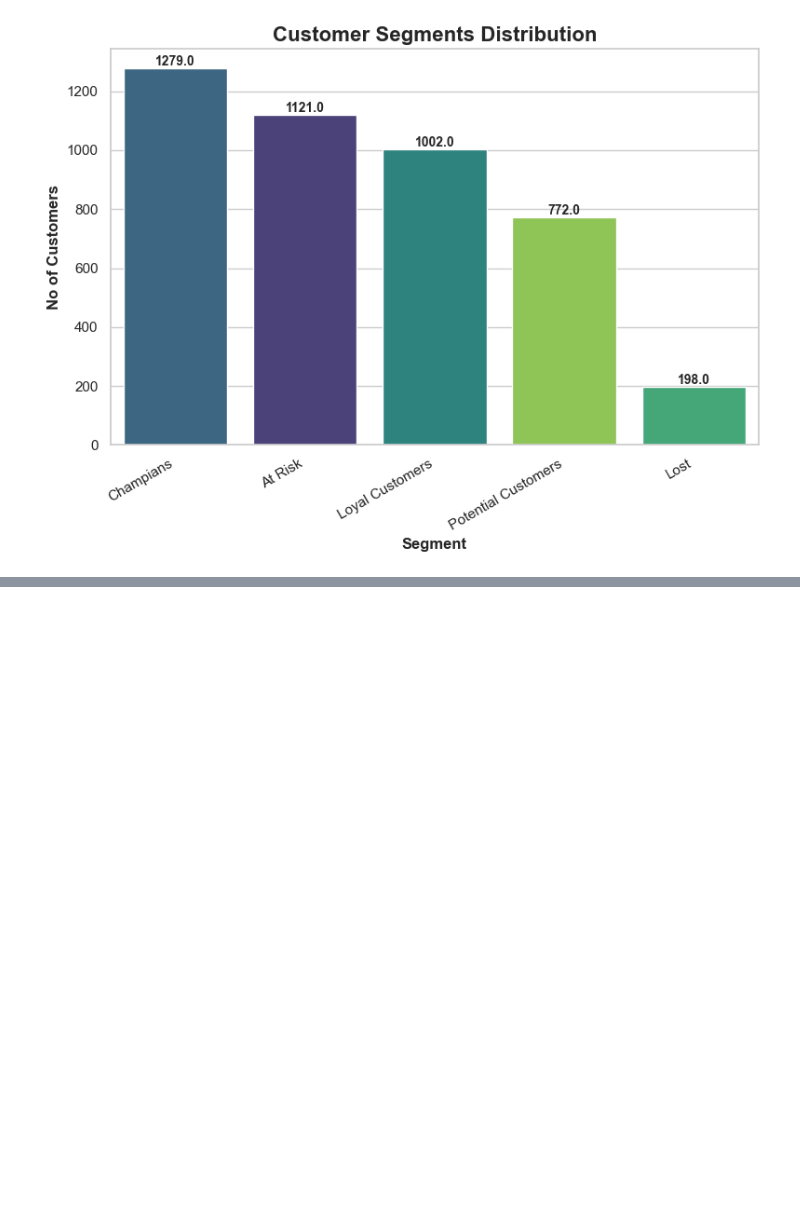
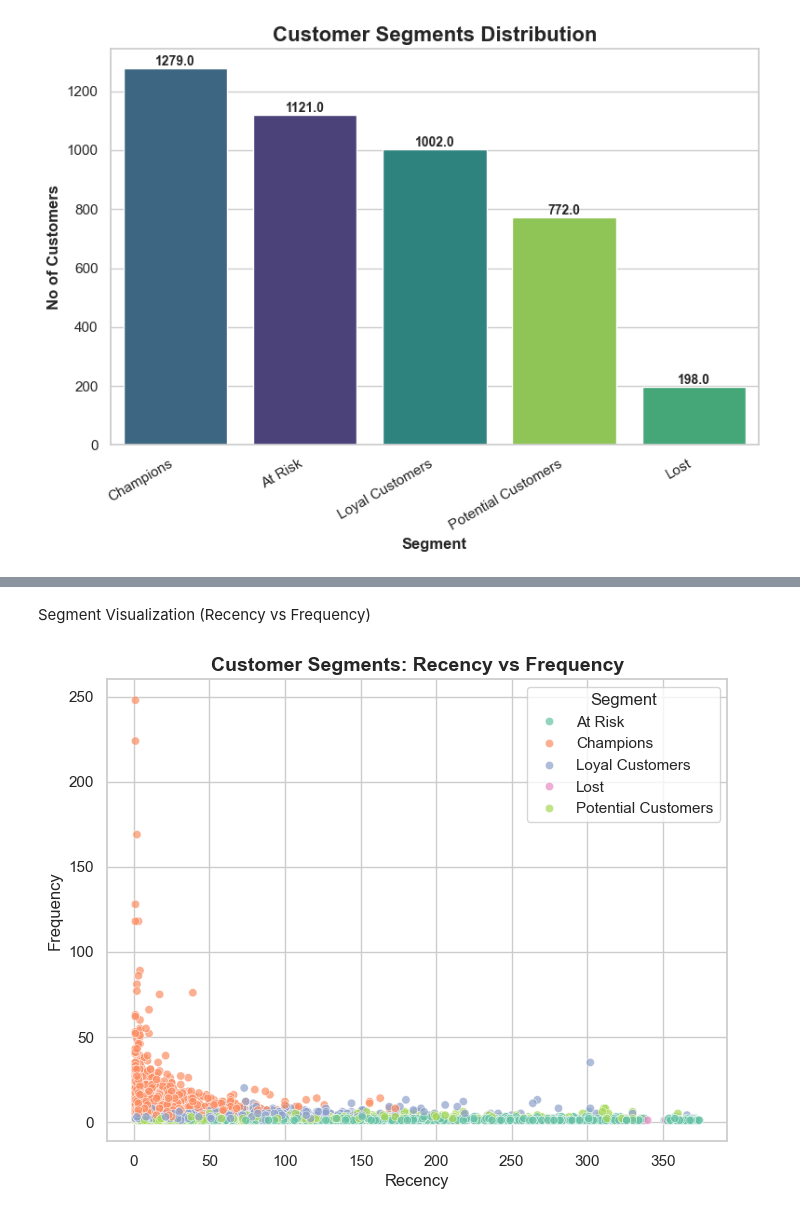
Before and after one commit to iammarafzal/customer-segmentation-analysis, a Jupyter notebook: main.ipynb, the cells around one changed output, grey strips where cells are left out. Drawn from its saved outputs; the diff is of its cells as text; code cells hidden in the pictures; blank space fills up the shorter version.

```diff
--- a/main.ipynb
+++ b/main.ipynb
@@ -162,0 +224,12 @@ plt.show()
+# %% [markdown]
+Segment Visualization (Recency vs Frequency)
+# %%
+plt.figure(figsize=(8,6))
+sns.scatterplot(
+    data=rfm, x="Recency", y="Frequency", hue="Segment",
+    palette="Set2", alpha=0.7
+)
+plt.title("Customer Segments: Recency vs Frequency", fontsize=14, weight='bold')
+plt.show()
+# %% [output]
+[figure, added]
```
Also changed, not shown: parts of 8 cells of this notebook.
